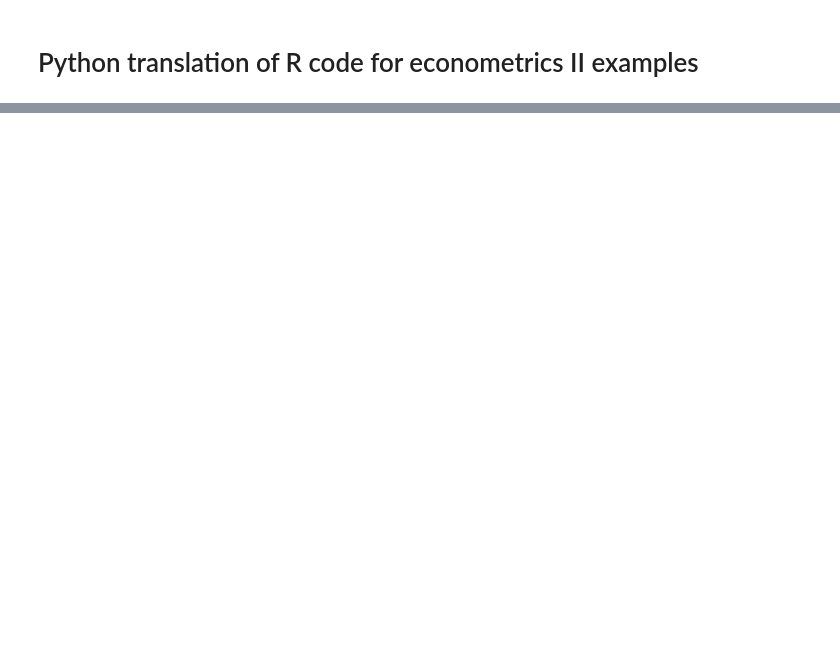
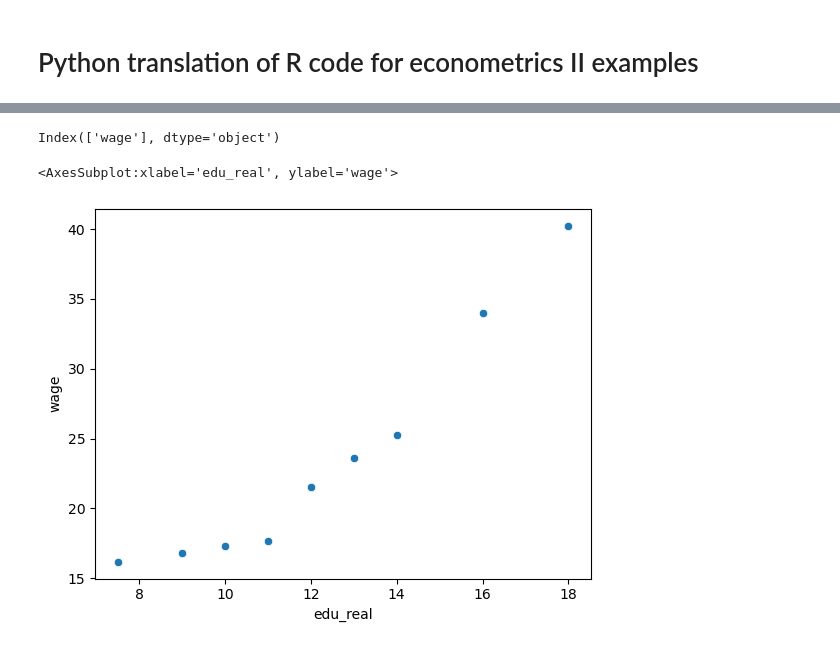
Before and after one commit to thorerismann/climate-python, a Jupyter notebook: econometrics-2/metrics-2-data.ipynb, the cells around one changed output, grey strips where cells are left out. Cells and saved outputs as stored; diff of their text form; code cells hidden in the pictures; blank space fills up the shorter version.

```diff
--- a/econometrics-2/metrics-2-data.ipynb
+++ b/econometrics-2/metrics-2-data.ipynb
@@ -96,0 +193,10 @@ sns.histplot(data = melted,x = 'edu_real', hue = 'sex')
+# %%
+a.columns
+# %% [output]
+Index(['wage'], dtype='object')
+# %%
+# conditional mean wage on education level
+sns.scatterplot(data = a, x = a.index,y = 'wage')
+# %% [output]
+<AxesSubplot:xlabel='edu_real', ylabel='wage'>
+[figure, added]
```
Also changed, not shown: parts of 24 cells of this notebook, 1 other file.
